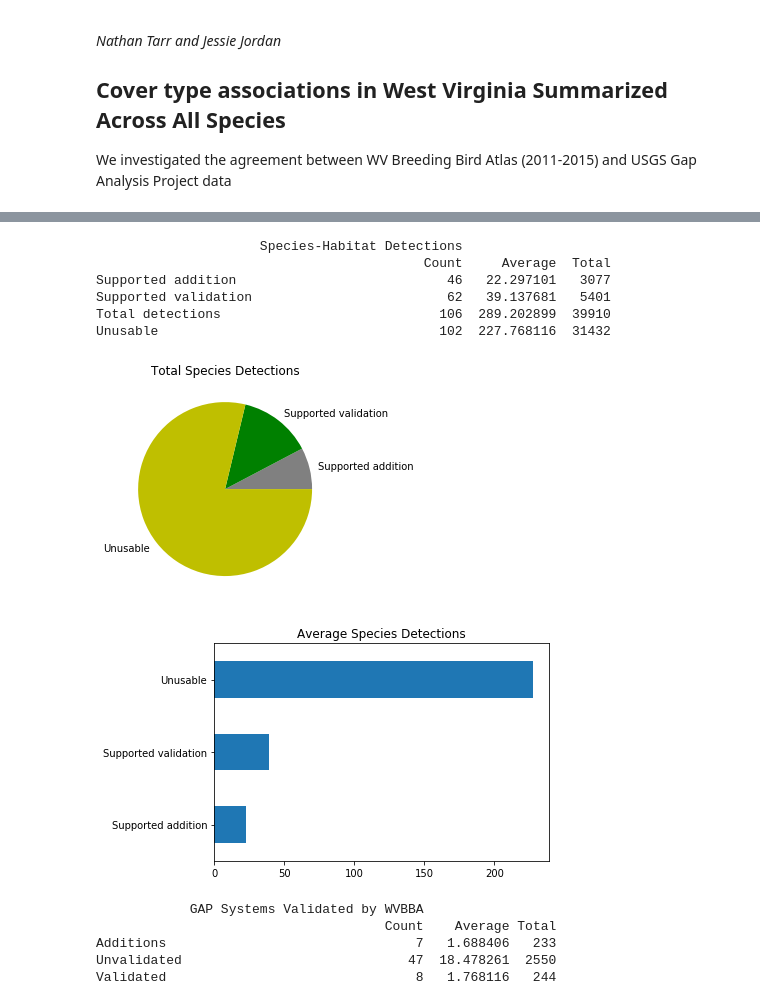
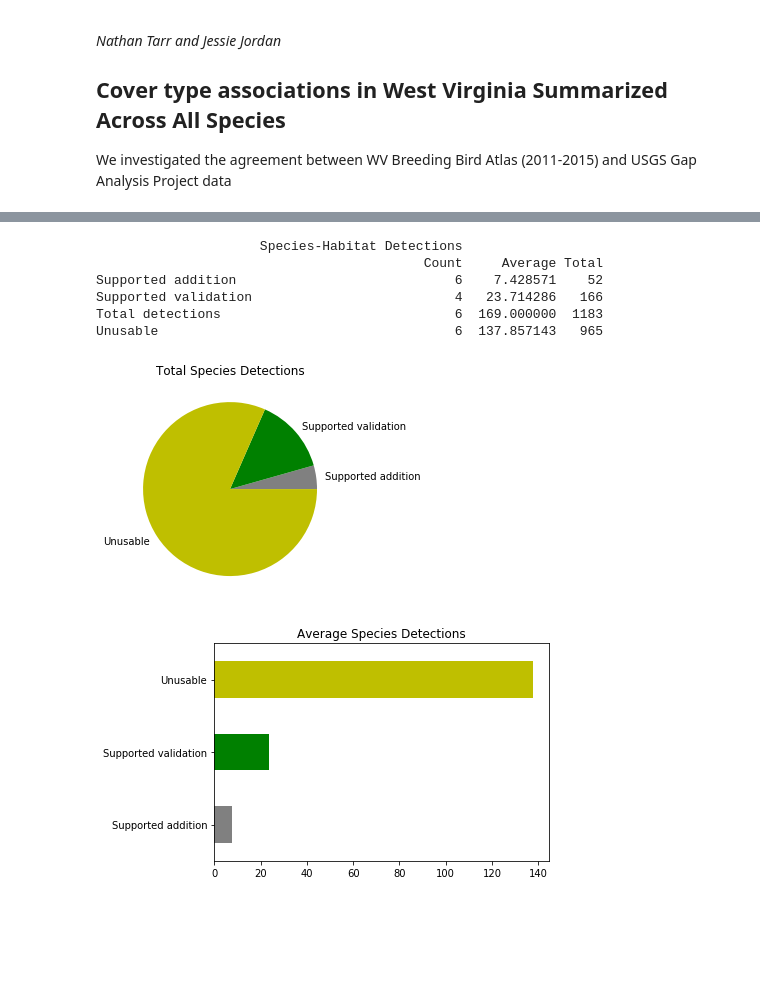
Before and after one commit to nmtarr/GAP-WVBA, a Jupyter notebook: USGAP-WVBBA cover types - - ALL SPECIES.ipynb, the cells around one changed output, grey strips where cells are left out. Saved outputs shown, nothing was run; the diff lists cells and outputs as text; code cells hidden in the pictures; blank space fills up the shorter version.

```diff
--- a/USGAP-WVBBA cover types - - ALL SPECIES.ipynb
+++ b/USGAP-WVBBA cover types - - ALL SPECIES.ipynb
@@ -31,15 +31,13 @@ allunmatch = []
 cross = pd.read_csv(fun.dataDir + "LandCover/land_cover_crosswalk.csv",
                     header=0, dtype={'GAP_code': str})
 # %%
-for species in specieslist.index[0:]:
+for species in specieslist.index[0:10] :
     try:
         # Perform crosswalk of detections from WV -> USGAP
         master, GAP_linked, unmatched, gap_types, wv_types = fun.cross_to_GAP(species,
-                                                    cross, print_tables=False)
+                                                    cross, print_tables=True)
 
-        #Insert Species name into first column
-
-        print(str("Species summary complete for ") + species)
+        #print(str("Species summary complete for ") + species)
         master_valid = master[master['evaluation'] == 'valid']
         master_add = master[master['evaluation'] == 'add_association']
         usable_df = pd.DataFrame(index=[ "Unusable", "Supported validation",
@@ -69,21 +67,12 @@ for species in specieslist.index[0:]:
         eval_df.insert(0, "Species", species, True)
         eval_df = eval_df.fillna(0)
         masteval = pd.concat([eval_df, masteval])
+        print(usable_df)
         print(eval_df)
+        print(unmatched)
         print(species + " add successful")
         #Generate a full list of unmatched habitat types across all species
-        #(DOES NOT WORK, STILL GENERATING EMPTY DATFRAME)
-        print(unmatched)
         allunmatch.append(unmatched)
-        #def mergeDict(allunmatch, unmatched):
-        #Merge dictionaries and keep values of common keys in list
-            #allunmatch = {**allunmatch, **unmatched}
-        #for key, value in allunmatch.items():
-         #   if key in allunmatch and key in unmatched:
-          #      allunmatch[key] = [value , allunmatch[key]]
-        #return allunmatch
-        # Merge dictionaries and add values of common keys in a list
-        #allunmatch = mergeDict(allunmatch, unmatched)
     except Exception as e:
-            print(str(" concatonate failed for ") + species)
+            print(str("Concatonate failed for ") + species)
 # %% [output]
@@ -174,42 +117,40 @@ Additions     American Kestrel          2
 # %%
+#Clean up master tables to create pivot tables
+mastdf = mastdf.dropna()
+masteval = masteval.dropna()
+masteval = masteval.astype({'GAP_types': 'int32'})
+
 #Create pivot table summarizing the validity of WVBBA habitat detections
 pivdf = mastdf.pivot_table(index = mastdf.index,
                            aggfunc = {'detections' : [ np.mean, sum, lambda x: len(x.unique())]},
                            fill_value = 0).sort_index()
-pivdf.rename(columns={"detections" : "Species-Habitat Detections", "mean" : "Average", "sum" : "Total", "<lambda_0>" : "Count"}, inplace=True)
-print(pivdf)
+pivdf.rename(columns={"detections" : "Species-Habitat Detections",
+                      "mean" : "Average", "sum" : "Total", "<lambda_0>" : "Count"}, inplace=True)
-# %% [output]
-                     Species-Habitat Detections
-                                          Count     Average  Total
-Supported addition                           46   22.297101   3077
-Supported validation                         62   39.137681   5401
-Total detections                            106  289.202899  39910
-Unusable                                    102  227.768116  31432
 # %%
-#Plot pie chart of total detections
+#Display Table and plot pie chart of total detections
+print(pivdf)
 plt1 = pivdf.drop(['Total detections']).plot(y=('Species-Habitat Detections',        'Total'),
                                              kind='pie',
                                              legend=False,
                                              title = "Total Species Detections",
                                              colors=['gray', 'g', 'y'])
 plt1.set_ylabel("")
-plt2 = pivdf.drop(['Total detections']).plot(y=('Species-Habitat Detections',        'Average'),
-                                             kind='barh', legend=False,
-                    title = "Average Species Detections")
+plt2 = pivdf.drop(['Total detections']).plot.barh(x= None, y=('Species-Habitat Detections',        'Average'),
+                                                  color=['gray', 'g', 'y'], legend=False, title = "Average Species Detections")
 # %% [output]
+                     Species-Habitat Detections
+                                          Count     Average Total
+Supported addition                            6    7.428571    52
+Supported validation                          4   23.714286   166
+Total detections                              6  169.000000  1183
+Unusable                                      6  137.857143   965
-[figure, old version]
+[figure, new version]
-[figure, old version]
+[figure, new version]
 # %%
 #Create pivot table summarizing the proportion of GAP systems validated
 piveval = masteval.pivot_table(index = masteval.index,
                            aggfunc = {'GAP_types' : [np.mean, sum, lambda x: len(x.unique())]},
                            fill_value = 0).sort_index()
-piveval.rename(columns={"GAP_types" : "GAP Systems Validated by WVBBA", "mean" : "Average", "sum" : "Total", "<lambda_0>" : "Count"}, inplace=True)
-print(piveval)
+piveval.rename(columns={"GAP_types" : "GAP Systems Validated by WVBBA", "mean" : "Average",
+                        "sum" : "Total", "<lambda_0>" : "Count"}, inplace=True)
-# %% [output]
-            GAP Systems Validated by WVBBA
-                                     Count    Average Total
-Additions                                7   1.688406   233
-Unvalidated                             47  18.478261  2550
-Validated                                8   1.768116   244
 # %%
```
Also changed, not shown: parts of 8 cells of this notebook, 1 other file.
